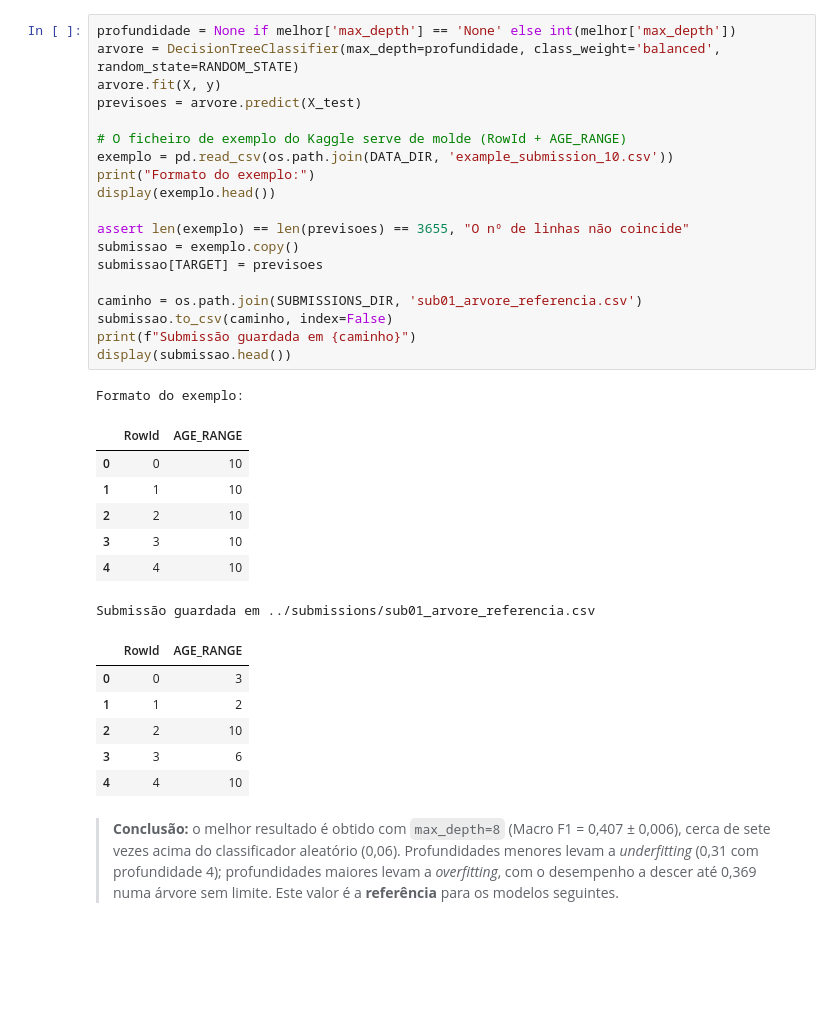
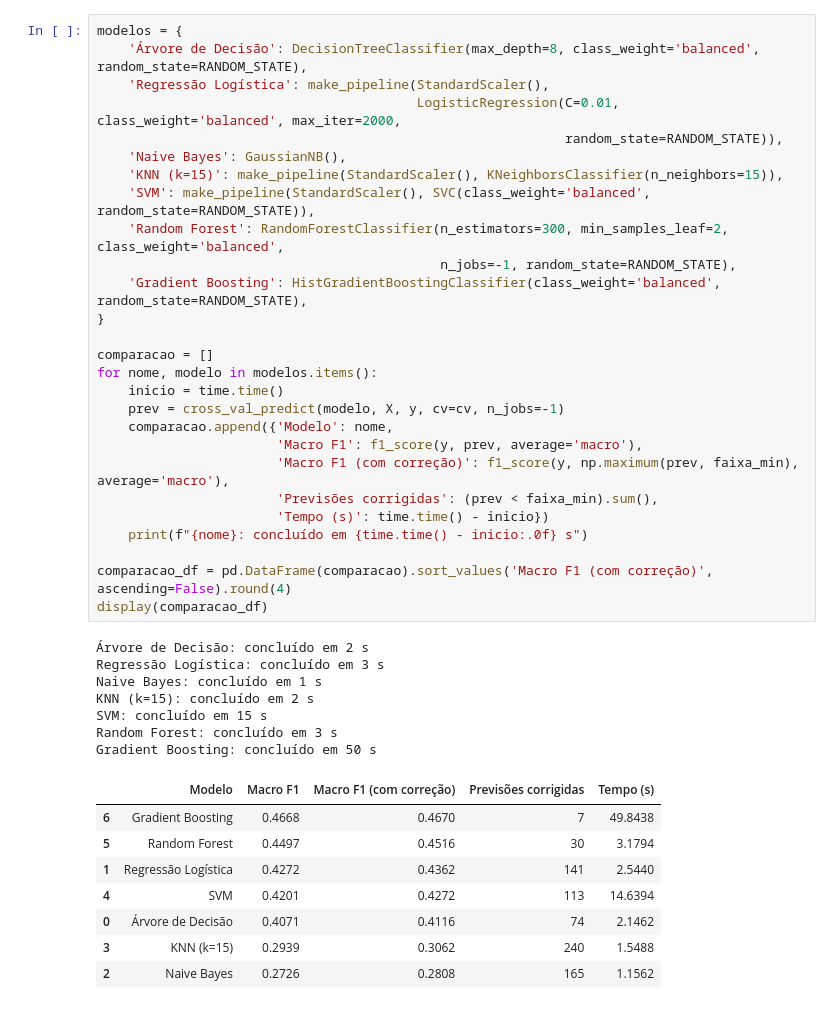
Before and after one commit to davidalves2/DAA, a Jupyter notebook: notebooks/Notebook_03.ipynb, the cells around one changed output. Cells and saved outputs as stored; diff of their text form; blank space fills up the shorter version.

```diff
--- a/notebooks/Notebook_03.ipynb
+++ b/notebooks/Notebook_03.ipynb
@@ -78,36 +127,43 @@ Treinamos a árvore com a melhor profundidade em todo o conjunto de treino e ger
 # %%
-profundidade = None if melhor['max_depth'] == 'None' else int(melhor['max_depth'])
-arvore = DecisionTreeClassifier(max_depth=profundidade, class_weight='balanced', random_state=RANDOM_STATE)
-arvore.fit(X, y)
-previsoes = arvore.predict(X_test)
+modelos = {
+    'Árvore de Decisão': DecisionTreeClassifier(max_depth=8, class_weight='balanced', random_state=RANDOM_STATE),
+    'Regressão Logística': make_pipeline(StandardScaler(),
+                                         LogisticRegression(C=0.01, class_weight='balanced', max_iter=2000,
+                                                            random_state=RANDOM_STATE)),
+    'Naive Bayes': GaussianNB(),
+    'KNN (k=15)': make_pipeline(StandardScaler(), KNeighborsClassifier(n_neighbors=15)),
+    'SVM': make_pipeline(StandardScaler(), SVC(class_weight='balanced', random_state=RANDOM_STATE)),
+    'Random Forest': RandomForestClassifier(n_estimators=300, min_samples_leaf=2, class_weight='balanced',
+                                            n_jobs=-1, random_state=RANDOM_STATE),
+    'Gradient Boosting': HistGradientBoostingClassifier(class_weight='balanced', random_state=RANDOM_STATE),
+}
 
-# O ficheiro de exemplo do Kaggle serve de molde (RowId + AGE_RANGE)
-exemplo = pd.read_csv(os.path.join(DATA_DIR, 'example_submission_10.csv'))
-print("Formato do exemplo:")
-display(exemplo.head())
+comparacao = []
+for nome, modelo in modelos.items():
+    inicio = time.time()
+    prev = cross_val_predict(modelo, X, y, cv=cv, n_jobs=-1)
+    comparacao.append({'Modelo': nome,
+                       'Macro F1': f1_score(y, prev, average='macro'),
+                       'Macro F1 (com correção)': f1_score(y, np.maximum(prev, faixa_min), average='macro'),
+                       'Previsões corrigidas': (prev < faixa_min).sum(),
+                       'Tempo (s)': time.time() - inicio})
+    print(f"{nome}: concluído em {time.time() - inicio:.0f} s")
 
-assert len(exemplo) == len(previsoes) == 3655, "O nº de linhas não coincide"
-submissao = exemplo.copy()
-submissao[TARGET] = previsoes
-
-caminho = os.path.join(SUBMISSIONS_DIR, 'sub01_arvore_referencia.csv')
-submissao.to_csv(caminho, index=False)
-print(f"Submissão guardada em {caminho}")
-display(submissao.head())
+comparacao_df = pd.DataFrame(comparacao).sort_values('Macro F1 (com correção)', ascending=False).round(4)
+display(comparacao_df)
 # %% [output]
-Formato do exemplo:
+Árvore de Decisão: concluído em 2 s
+Regressão Logística: concluído em 3 s
+Naive Bayes: concluído em 1 s
+KNN (k=15): concluído em 2 s
+SVM: concluído em 15 s
+Random Forest: concluído em 3 s
+Gradient Boosting: concluído em 50 s
-|  | RowId | AGE_RANGE |
-| 0 | 0 | 10 |
-| 1 | 1 | 10 |
-| 2 | 2 | 10 |
-| 3 | 3 | 10 |
-| 4 | 4 | 10 |
+|  | Modelo | Macro F1 | Macro F1 (com correção) | Previsões corrigidas | Tempo (s) |
+| 6 | Gradient Boosting | 0.4668 | 0.4670 | 7 | 49.8438 |
+| 5 | Random Forest | 0.4497 | 0.4516 | 30 | 3.1794 |
+| 1 | Regressão Logística | 0.4272 | 0.4362 | 141 | 2.5440 |
+| 4 | SVM | 0.4201 | 0.4272 | 113 | 14.6394 |
+| 0 | Árvore de Decisão | 0.4071 | 0.4116 | 74 | 2.1462 |
+| 3 | KNN (k=15) | 0.2939 | 0.3062 | 240 | 1.5488 |
+| 2 | Naive Bayes | 0.2726 | 0.2808 | 165 | 1.1562 |
-Submissão guardada em ../submissions/sub01_arvore_referencia.csv
-|  | RowId | AGE_RANGE |
-| 0 | 0 | 3 |
-| 1 | 1 | 2 |
-| 2 | 2 | 10 |
-| 3 | 3 | 6 |
-| 4 | 4 | 10 |
-# %% [markdown]
-> **Conclusão:** o melhor resultado é obtido com `max_depth=8` (Macro F1 = 0,407 ± 0,006), cerca de sete vezes acima do classificador aleatório (0,06). Profundidades menores levam a *underfitting* (0,31 com profundidade 4); profundidades maiores levam a *overfitting*, com o desempenho a descer até 0,369 numa árvore sem limite. Este valor é a **referência** para os modelos seguintes.
```
Also changed, not shown: parts of 18 cells of this notebook, 5 other files.
